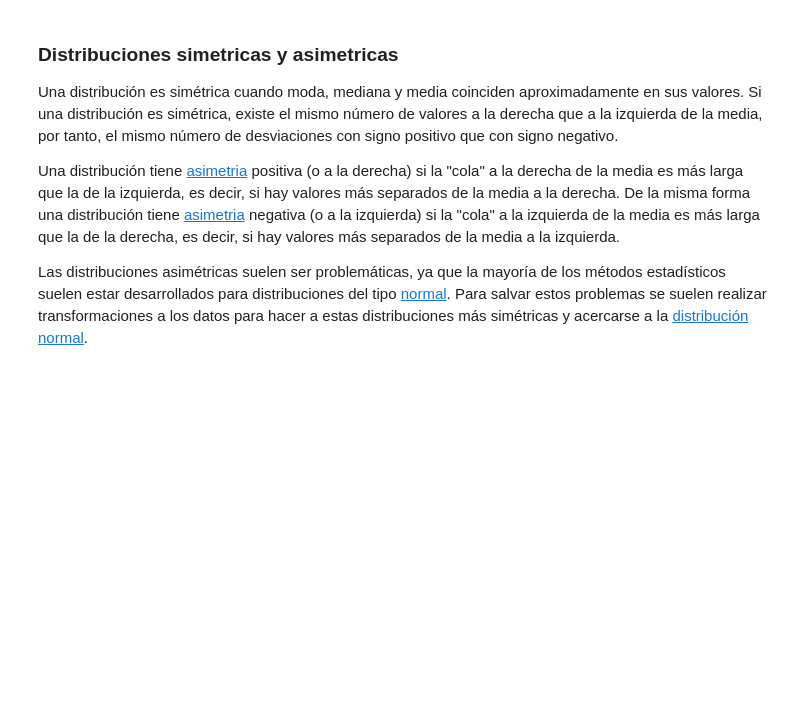
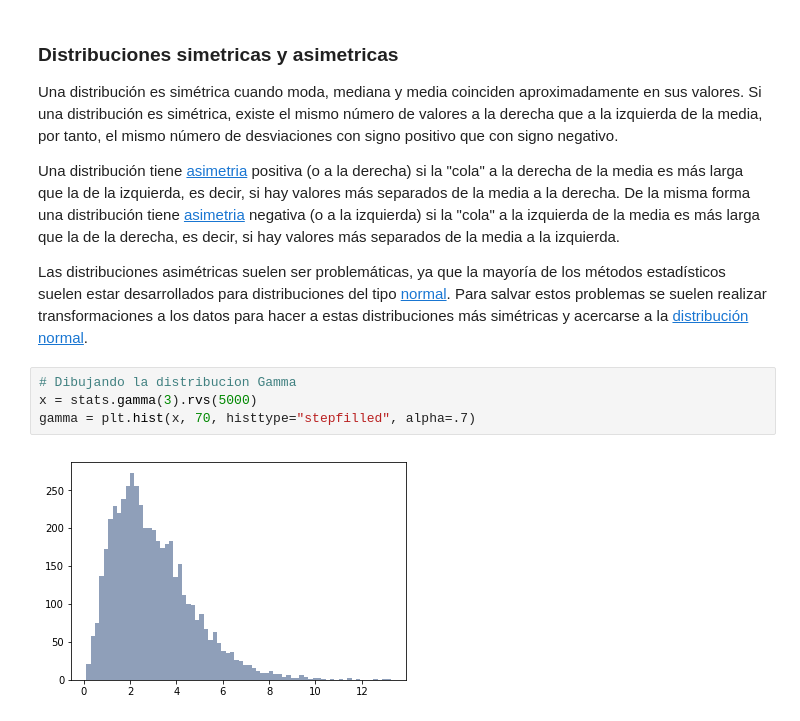
Before and after one commit to eshernan/datascience_training, a Jupyter notebook: notebooks/Session_1.ipynb, the cells around one changed output. Cells and saved outputs as stored; diff of their text form; blank space fills up the shorter version.

```diff
--- a/notebooks/Session_1.ipynb
+++ b/notebooks/Session_1.ipynb
@@ -306,3 +305,9 @@ Una distribución es simétrica cuando moda, mediana y media coinciden aproximad
 Una distribución tiene [asimetria](https://es.wikipedia.org/wiki/Asimetr%C3%ADa_estad%C3%ADstica) positiva (o a la derecha) si la "cola" a la derecha de la media es más larga que la de la izquierda, es decir, si hay valores más separados de la media a la derecha. De la misma forma una distribución tiene [asimetria](https://es.wikipedia.org/wiki/Asimetr%C3%ADa_estad%C3%ADstica) negativa (o a la izquierda) si la "cola" a la izquierda de la media es más larga que la de la derecha, es decir, si hay valores más separados de la media a la izquierda.
 
 Las distribuciones asimétricas suelen ser problemáticas, ya que la mayoría de los métodos estadísticos suelen estar desarrollados para distribuciones del tipo [normal](https://es.wikipedia.org/wiki/Distribuci%C3%B3n_normal). Para salvar estos problemas se suelen realizar transformaciones a los datos para hacer a estas distribuciones más simétricas y acercarse a la [distribución normal](https://es.wikipedia.org/wiki/Distribuci%C3%B3n_normal).
+# %%
+# Dibujando la distribucion Gamma
+x = stats.gamma(3).rvs(5000)
+gamma = plt.hist(x, 70, histtype="stepfilled", alpha=.7)
+# %% [output]
+[figure, added]
```
Also changed, not shown: parts of 4 cells of this notebook.
